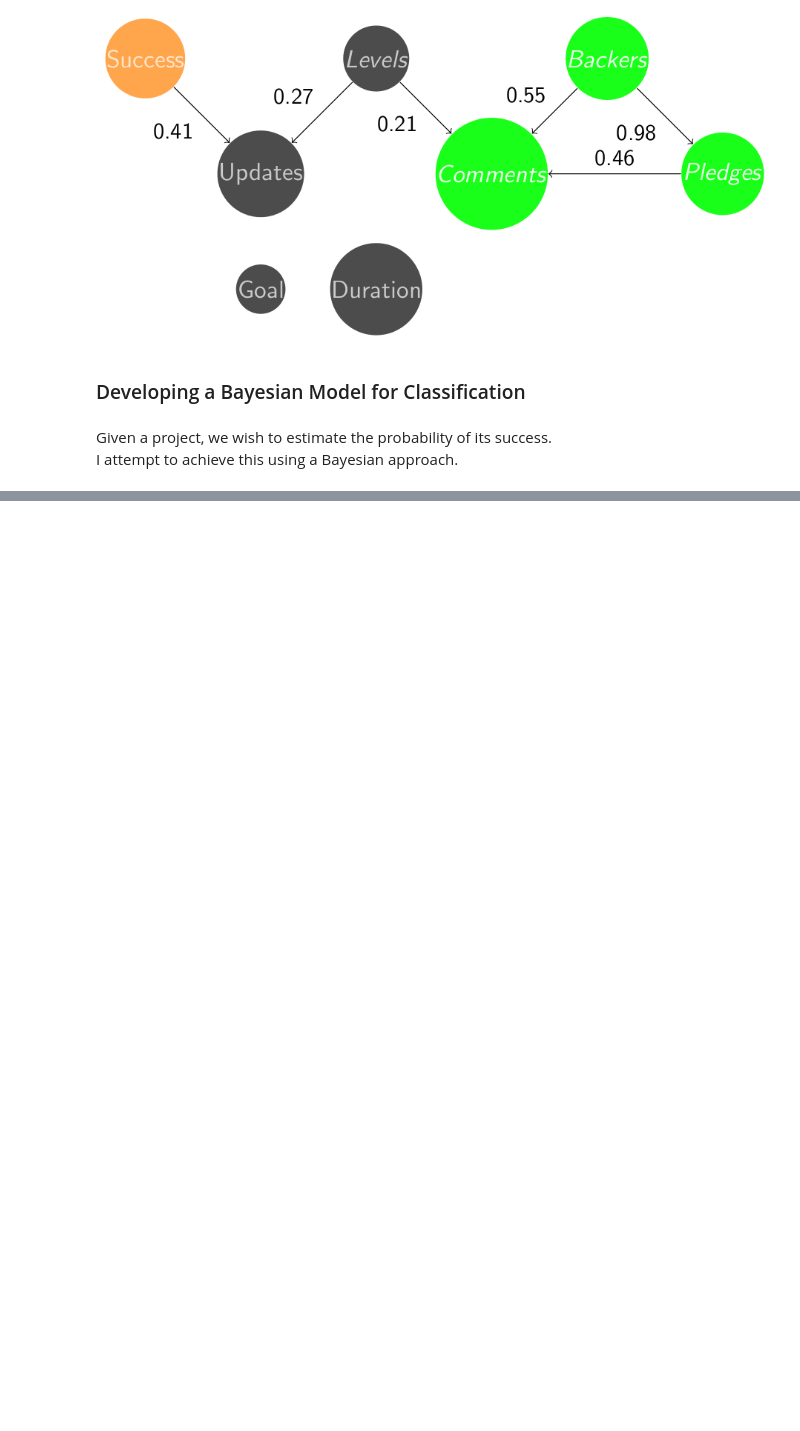
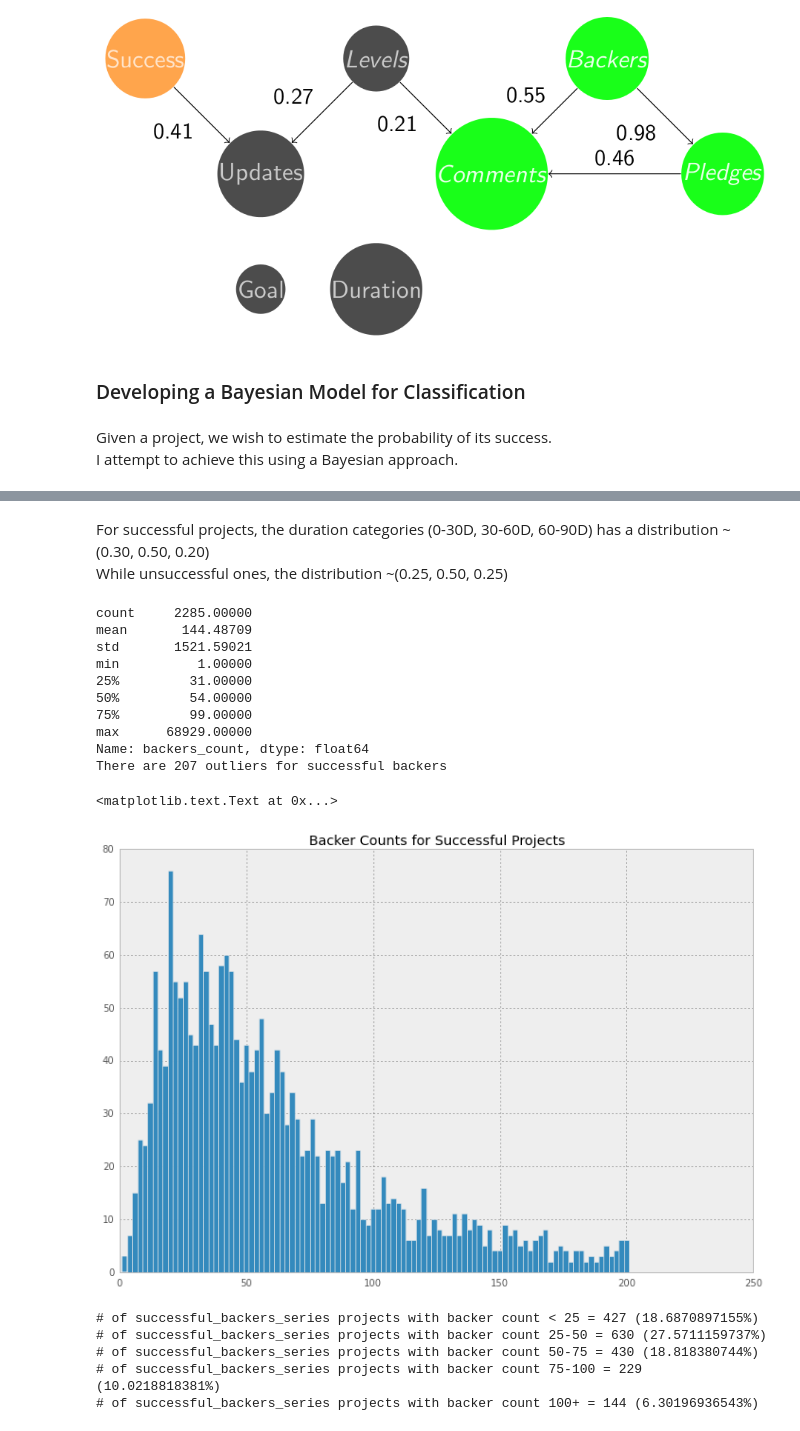
Before and after one commit to kevin11h/DataScienceModelingKickstarter, a Jupyter notebook: KickBack Machine Data EDA.ipynb, the cells around one changed output, grey strips where cells are left out. Saved outputs shown, nothing was run; the diff lists cells and outputs as text; code cells hidden in the pictures; blank space fills up the shorter version.

```diff
--- a/KickBack Machine Data EDA.ipynb
+++ b/KickBack Machine Data EDA.ipynb
@@ -824,0 +879,46 @@ Since the number of backers strongly correlates with pledge and comments, let's
+# %% [markdown]
+For successful projects, the duration categories (0-30D, 30-60D, 60-90D) has a distribution ~(0.30, 0.50, 0.20)<br />
+While unsuccessful ones, the distribution ~(0.25, 0.50, 0.25)
+# %%
+successful_backers_series = TRAIN_DF[successful_indices].backers_count
+successful_backers_series_5SS = successful_backers_series.describe()
+print successful_backers_series_5SS
+
+iqr = successful_backers_series_5SS['75%'] - successful_backers_series_5SS['25%']
+nonoutlier_range = (successful_backers_series_5SS['25%'] - iqr*1.5, successful_backers_series_5SS['75%'] + iqr*1.5)
+
+outlier_successful_backers_indices = (successful_backers_series < min(nonoutlier_range)).values | (successful_backers_series > max(nonoutlier_range)).values
+nonoutliers_of_successful_backers_series = successful_backers_series[~outlier_successful_backers_indices]
+
+print 'There are %d outliers for successful backers' % sum(outlier_successful_backers_indices)
+plt.figure(figsize=(12,8))
+nonoutliers_of_successful_backers_series.hist(bins=100)
+plt.title('Backer Counts for Successful Projects')
+# %% [output]
+count     2285.00000
+mean       144.48709
+std       1521.59021
+min          1.00000
+25%         31.00000
+50%         54.00000
+75%         99.00000
+max      68929.00000
+Name: backers_count, dtype: float64
+There are 207 outliers for successful backers
+<matplotlib.text.Text at 0x...>
+[figure, added]
+# %%
+backer_categories = ['< 25', '25-50', '50-75', '75-100', '100+']#['< 50', '50-100', '100-150', '150-200']
+backer_ranges = [(0, 25), (25,50), (50, 75), (75, 100), (100, 125), (125, 150), (150, 175), (175, 200)]
+
+for (backer_category, backer_range) in zip(backer_categories, backer_ranges):
+    inrange_indices = (successful_backers_series >= min(backer_range)).values & (successful_backers_series < max(backer_range)).values
+    n = len(successful_backers_series[inrange_indices])
+    prob = 100.0*n / len(successful_backers_series)
+    print '# of successful_backers_series projects with backer count {0} = {1} ({2}%)'.format(backer_category, n, prob)
+# %% [output]
+# of successful_backers_series projects with backer count < 25 = 427 (18.6870897155%)
+# of successful_backers_series projects with backer count 25-50 = 630 (27.5711159737%)
+# of successful_backers_series projects with backer count 50-75 = 430 (18.818380744%)
+# of successful_backers_series projects with backer count 75-100 = 229 (10.0218818381%)
+# of successful_backers_series projects with backer count 100+ = 144 (6.30196936543%)
```
Also changed, not shown: parts of 18 cells of this notebook.
